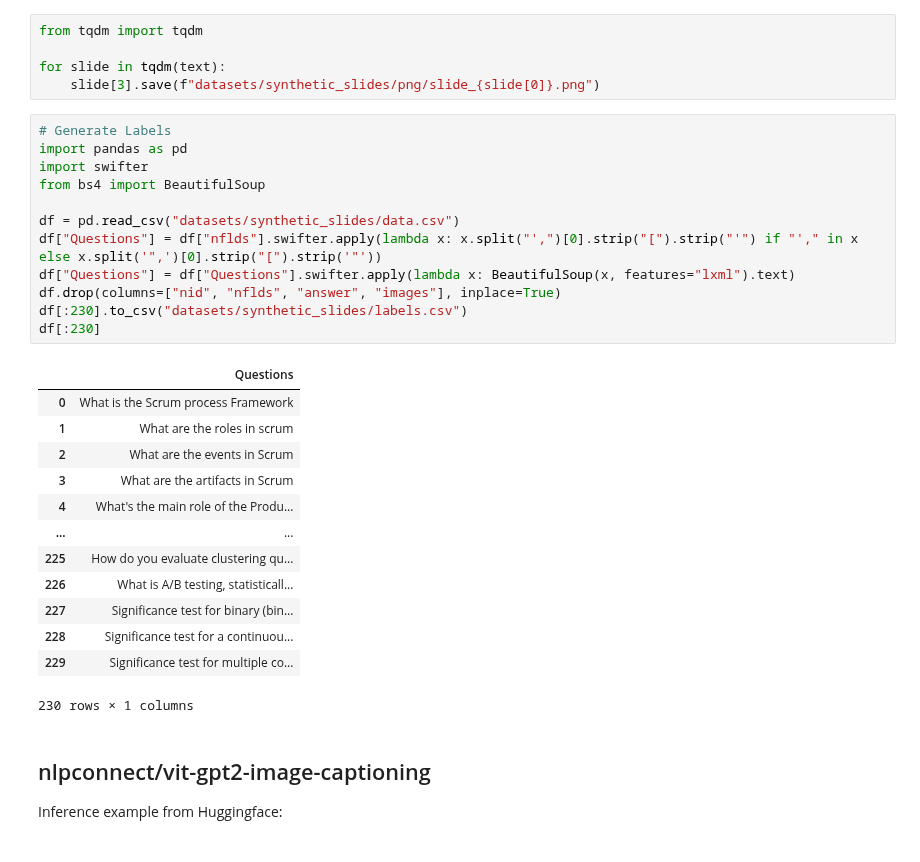
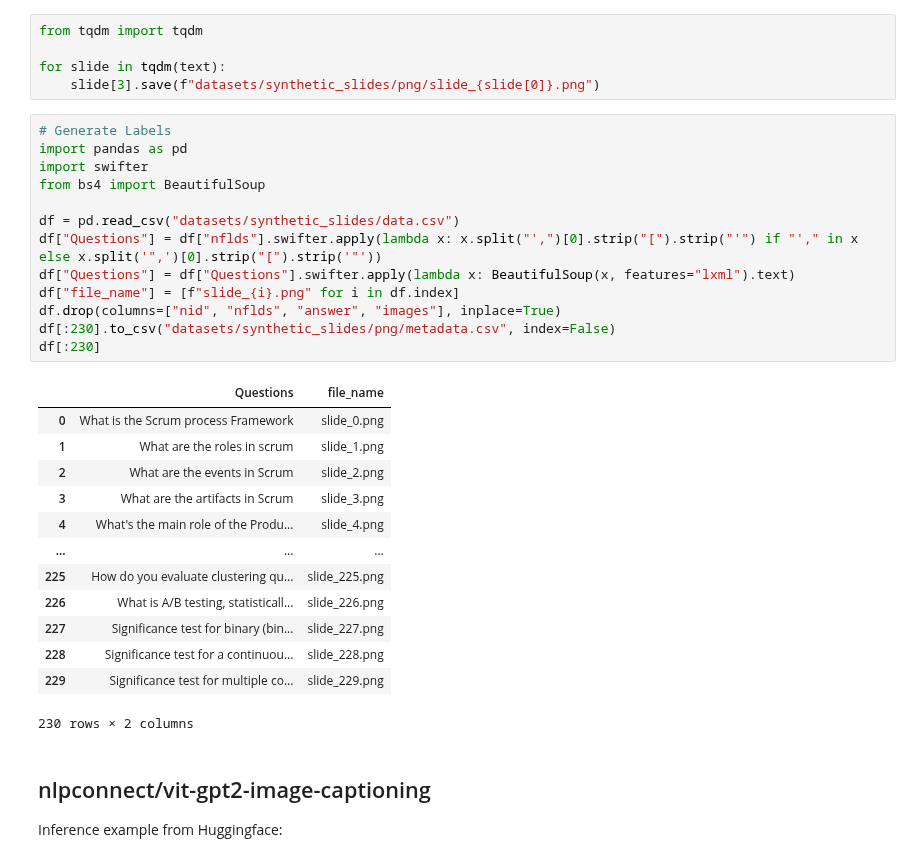
Before and after one commit to Ankinator/ankinator-flashcard-models, a Jupyter notebook: notebooks/models/image-to-text/Image_Captioning.ipynb, the cells around one changed output. Saved outputs shown, nothing was run; the diff lists cells and outputs as text.

```diff
--- a/notebooks/models/image-to-text/Image_Captioning.ipynb
+++ b/notebooks/models/image-to-text/Image_Captioning.ipynb
@@ -48,29 +48,30 @@ for slide in tqdm(text):
 # %%
 # Generate Labels
 import pandas as pd
 import swifter
 from bs4 import BeautifulSoup
 
 df = pd.read_csv("datasets/synthetic_slides/data.csv")
 df["Questions"] = df["nflds"].swifter.apply(lambda x: x.split("',")[0].strip("[").strip("'") if "'," in x else x.split('",')[0].strip("[").strip('"'))
 df["Questions"] = df["Questions"].swifter.apply(lambda x: BeautifulSoup(x, features="lxml").text)
+df["file_name"] = [f"slide_{i}.png" for i in df.index]
 df.drop(columns=["nid", "nflds", "answer", "images"], inplace=True)
-df[:230].to_csv("datasets/synthetic_slides/labels.csv")
+df[:230].to_csv("datasets/synthetic_slides/png/metadata.csv", index=False)
 df[:230]
 # %% [output]
-|  | Questions |
-| 0 | What is the Scrum process Framework |
-| 1 | What are the roles in scrum |
-| 2 | What are the events in Scrum |
-| 3 | What are the artifacts in Scrum |
-| 4 | What's the main role of the Produ... |
-| ... | ... |
-| 225 | How do you evaluate clustering qu... |
-| 226 | What is A/B testing, statisticall... |
-| 227 | Significance test for binary (bin... |
-| 228 | Significance test for a continuou... |
-| 229 | Significance test for multiple co... |
+|  | Questions | file_name |
+| 0 | What is the Scrum process Framework | slide_0.png |
+| 1 | What are the roles in scrum | slide_1.png |
+| 2 | What are the events in Scrum | slide_2.png |
+| 3 | What are the artifacts in Scrum | slide_3.png |
+| 4 | What's the main role of the Produ... | slide_4.png |
+| ... | ... | ... |
+| 225 | How do you evaluate clustering qu... | slide_225.png |
+| 226 | What is A/B testing, statisticall... | slide_226.png |
+| 227 | Significance test for binary (bin... | slide_227.png |
+| 228 | Significance test for a continuou... | slide_228.png |
+| 229 | Significance test for multiple co... | slide_229.png |
-230 rows × 1 columns
+230 rows × 2 columns
 # %% [markdown]
 ## nlpconnect/vit-gpt2-image-captioning
 
```
Also changed, not shown: parts of 5 cells of this notebook.
